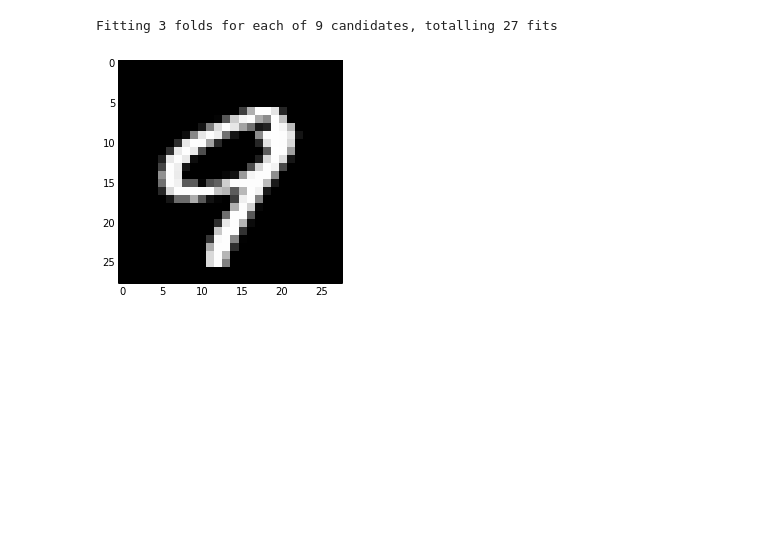
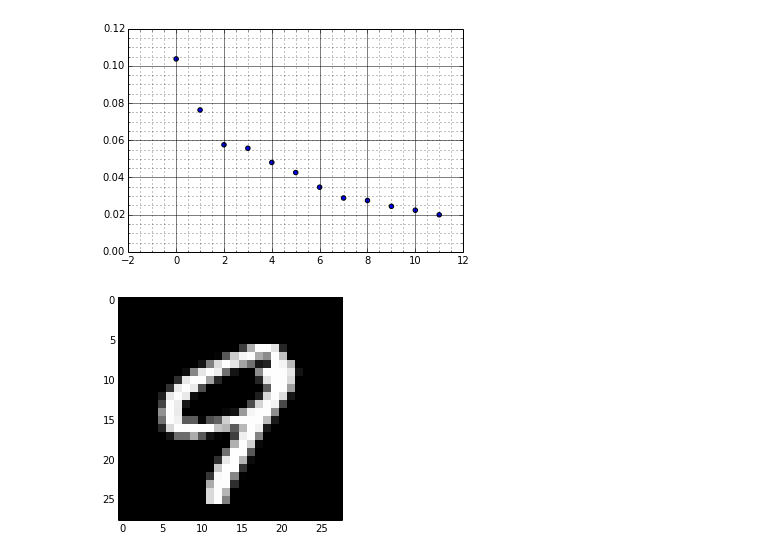
Before and after one commit to willsalz/Kaggle-Digit-Recognizer, a Jupyter notebook: notebooks/Discovery.ipynb, the cells around one changed output. Cells and saved outputs as stored; diff of their text form; code cells hidden in the pictures; blank space fills up the shorter version.

```diff
--- a/notebooks/Discovery.ipynb
+++ b/notebooks/Discovery.ipynb
@@ -12,0 +23,11 @@ from sklearn import metrics
+# %%
+pca = decomposition.PCA(n_components=12)
+pca.fit(X_train)
+plt.scatter(np.arange(len(pca.explained_variance_ratio_)),pca.explained_variance_ratio_,)
+plt.minorticks_on()
+plt.grid(b=True,which='minor',lw='.5')
+plt.grid(b=True,which='major',linestyle='-')
+
+X = pca.transform(X)
+# %% [output]
+[figure, added]
@@ -13,19 +36,17 @@ from sklearn import metrics
 # %%
-data = pd.read_csv('../data/train.csv')
-X, y = data[[col for col in data.columns if not 'label' in col]], data['label']
-(X_train,X_test,y_train,y_test,) = cross_validation.train_test_split(X,y)
+svc = svm.SVC()
 
-parameters = {
-    'C': [1,10,100],
-    'kernel': [ 'poly', 'rbf', 'sigmoid',],
+param_grid = {
+    'C': [0.1, 1, 10,],
+    'kernel': ['rbf','poly'],
 }
 
-gs = grid_search.GridSearchCV(estimator=svm.SVC(probability =True),param_grid=parameters,verbose=1,n_jobs=-1)
+gs = grid_search.GridSearchCV(estimator=svc, param_grid=param_grid, verbose=1, n_jobs=-1)
 gs.fit(X_train,y_train)
+model = gs.best_estimator_
+print gs.best_params_
 
-model = gs.best_estimator_
+
 prediction = model.predict(X_test)
 print metrics.accuracy_score(y_test, prediction)
-# %% [output]
-Fitting 3 folds for each of 9 candidates, totalling 27 fits
 # %%
```
Also changed, not shown: parts of 5 cells of this notebook, 1 other file.
